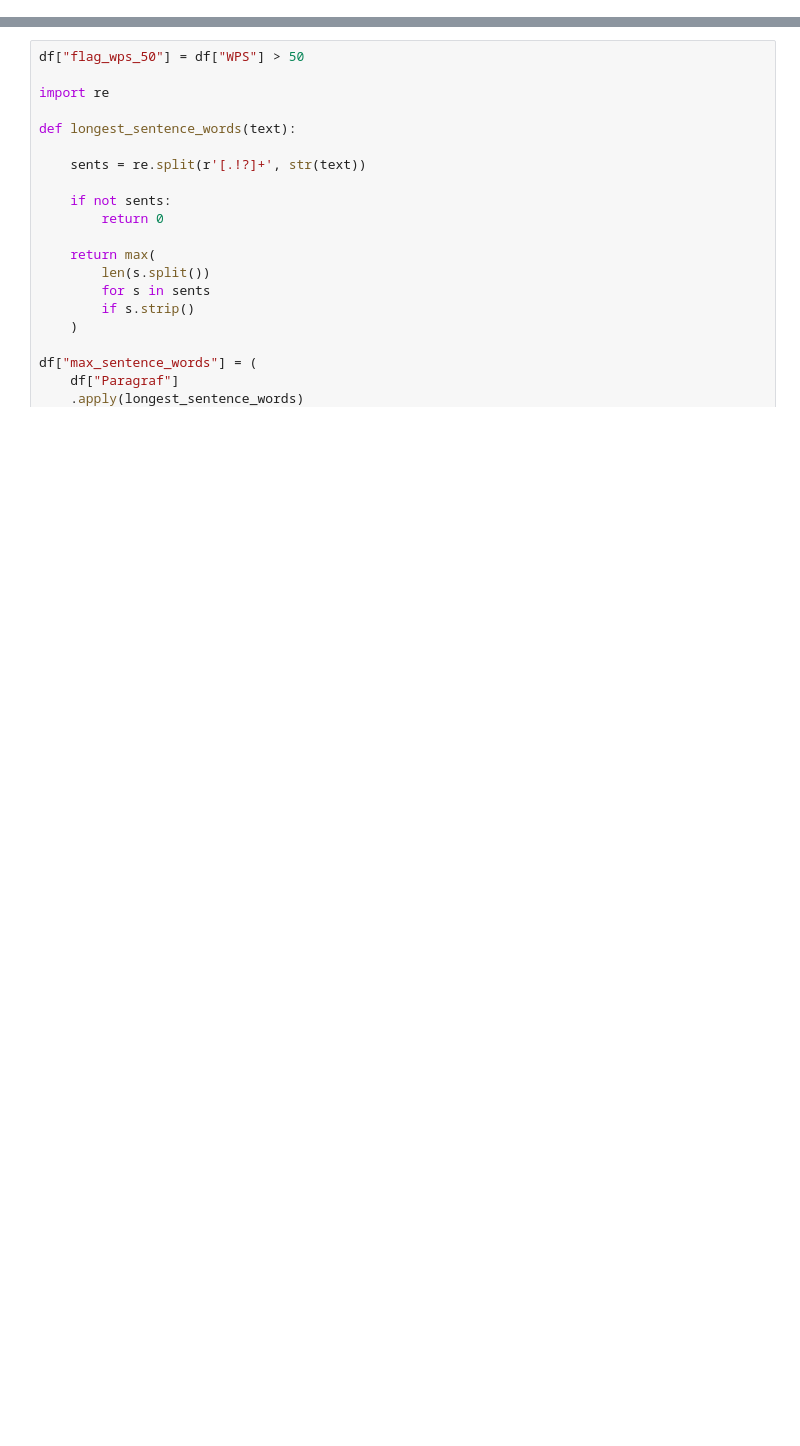
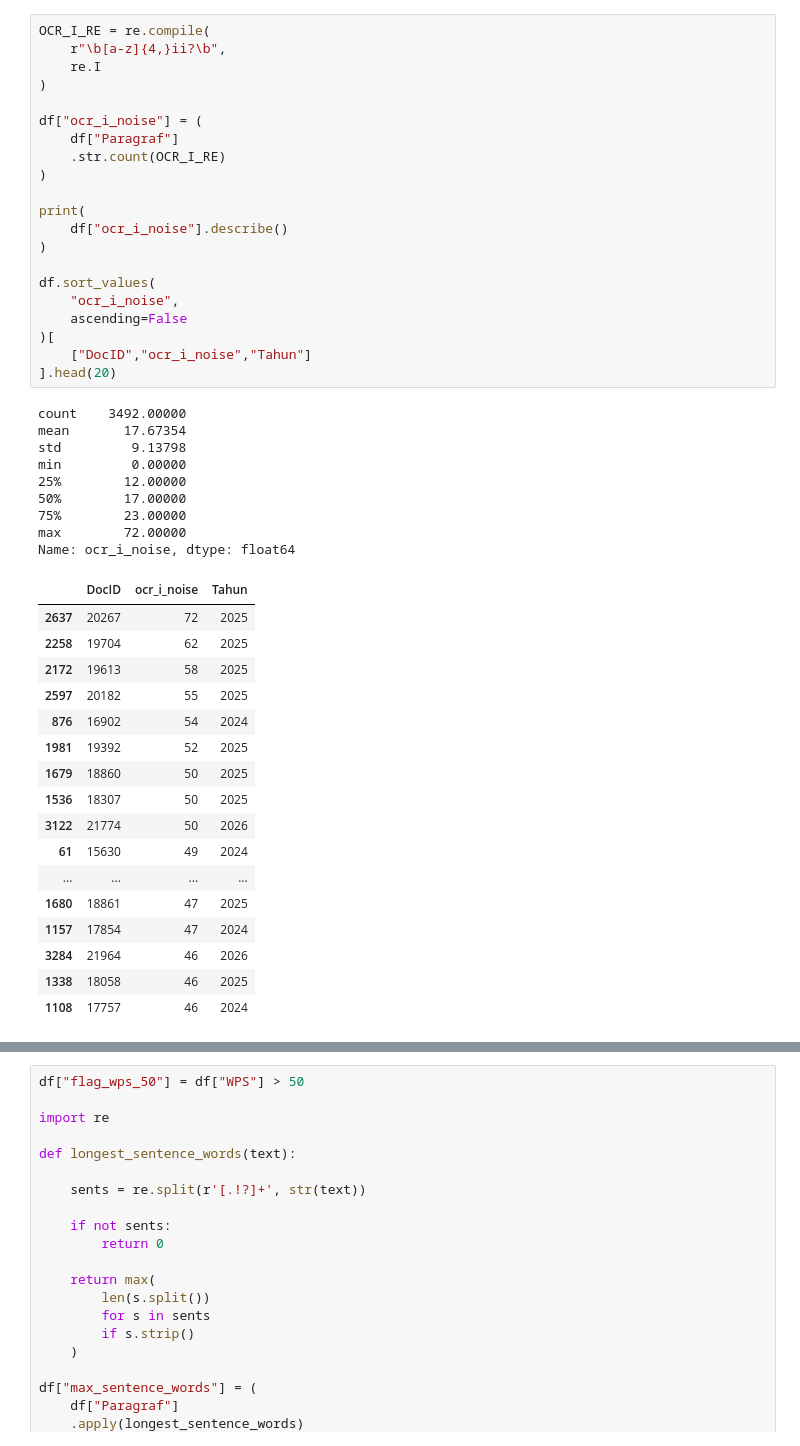
Before and after one commit to ProfDARA/risetmodelketerbacaan, a Jupyter notebook: dataset/datapreparation.ipynb, the cells around one changed output, grey strips where cells are left out. Saved outputs shown, nothing was run; the diff lists cells and outputs as text; blank space fills up the shorter version.

```diff
--- a/dataset/datapreparation.ipynb
+++ b/dataset/datapreparation.ipynb
@@ -667,3 +1838,51 @@ df.to_csv(OUTPUT_PATH, sep="|", index=False, encoding="utf-8")
+# %%
+OCR_I_RE = re.compile(
+    r"\b[a-z]{4,}ii?\b",
+    re.I
+)
+
+df["ocr_i_noise"] = (
+    df["Paragraf"]
+    .str.count(OCR_I_RE)
+)
+
+print(
+    df["ocr_i_noise"].describe()
+)
+
+df.sort_values(
+    "ocr_i_noise",
+    ascending=False
+)[
+    ["DocID","ocr_i_noise","Tahun"]
+].head(20)
+# %% [output]
+count    3492.00000
+mean       17.67354
+std         9.13798
+min         0.00000
+25%        12.00000
+50%        17.00000
+75%        23.00000
+max        72.00000
+Name: ocr_i_noise, dtype: float64
+|  | DocID | ocr_i_noise | Tahun |
+| 2637 | 20267 | 72 | 2025 |
+| 2258 | 19704 | 62 | 2025 |
+| 2172 | 19613 | 58 | 2025 |
+| 2597 | 20182 | 55 | 2025 |
+| 876 | 16902 | 54 | 2024 |
+| 1981 | 19392 | 52 | 2025 |
+| 1679 | 18860 | 50 | 2025 |
+| 1536 | 18307 | 50 | 2025 |
+| 3122 | 21774 | 50 | 2026 |
+| 61 | 15630 | 49 | 2024 |
+| ... | ... | ... | ... |
+| 1680 | 18861 | 47 | 2025 |
+| 1157 | 17854 | 47 | 2024 |
+| 3284 | 21964 | 46 | 2026 |
+| 1338 | 18058 | 46 | 2025 |
+| 1108 | 17757 | 46 | 2024 |
 # %%
 df["WPS"] = df["Word_Count"] / df["Sentence_Count"]
 
```
Also changed, not shown: parts of 19 cells of this notebook, 5 other files.
